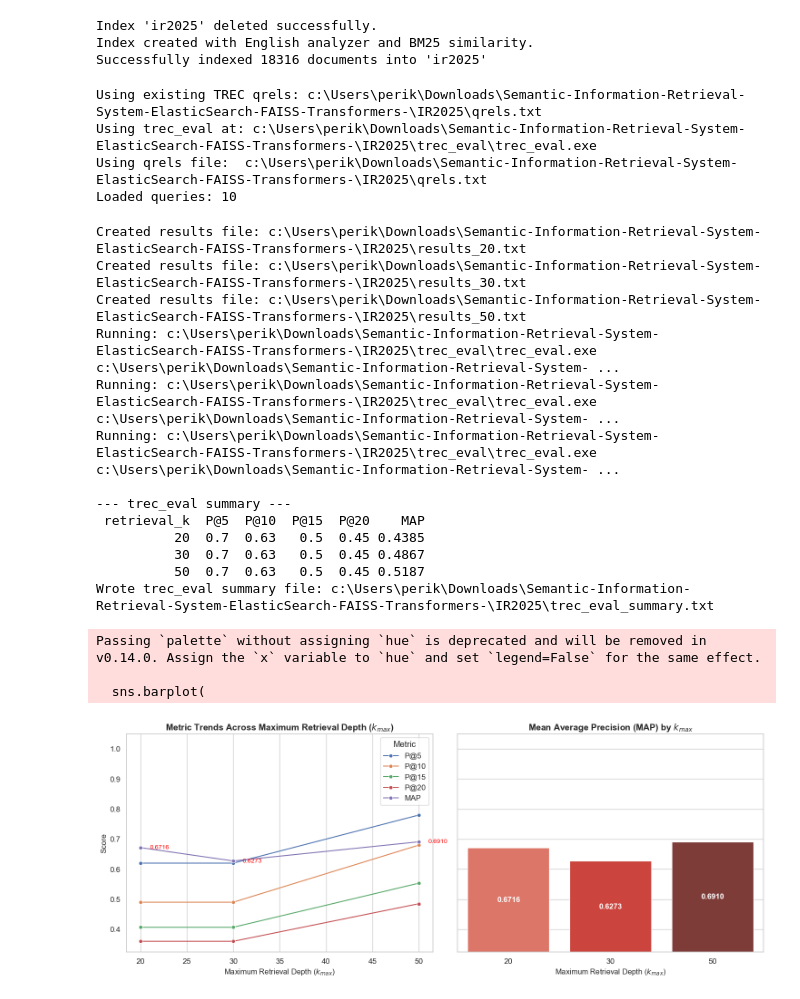
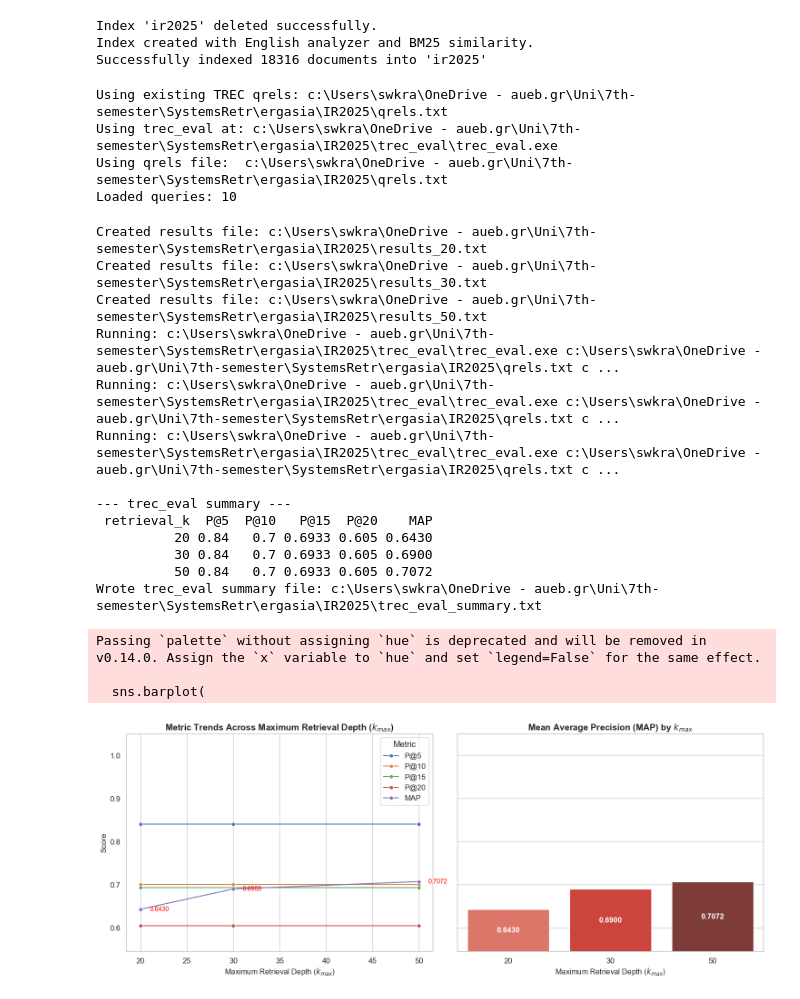
Before and after one commit to Swkratis210204/Semantic-Information-Retrieval-System-ElasticSearch-FAISS-Transformers-, a Jupyter notebook: IR2025/PartA.ipynb, the cells around one changed output. Saved outputs shown, nothing was run; the diff lists cells and outputs as text; code cells hidden in the pictures.

```diff
--- a/IR2025/PartA.ipynb
+++ b/IR2025/PartA.ipynb
@@ -95,8 +95,20 @@ class Search:
                 },
                 "analysis": {
                     "analyzer": {
-                        "default": {
-                            "type": "standard"
+                        "my_english_analyzer": {
+                            "type": "custom",
+                            "tokenizer": "standard",
+                            "filter": [
+                                "lowercase",
+                                "english_stop",
+                                "porter_stem"
+                            ]
+                        }
+                    },
+                    "filter": {
+                        "english_stop": {
+                            "type": "stop",
+                            "stopwords": "_english_"
                         }
                     }
                 }
@@ -104,7 +116,7 @@ class Search:
             "mappings": {
                 "properties": {
                     "id": {"type": "keyword"},
-                    "text": {"type": "text", "analyzer": "standard"}
+                    "text": {"type": "text", "analyzer": "my_english_analyzer"}
                 }
             }
         }
@@ -463,28 +475,28 @@ evaluator = Evaluation(
 evaluator.generate_file_results(QUERIES_PATH, ks=(20, 30, 50))
 df_trec = evaluator.evaluate_with_trec_eval(ks=(20, 30, 50), out_summary_path=DATA_DIR / "trec_eval_summary.txt")
 # %% [output]
-Using existing TREC qrels: c:\Users\perik\Downloads\Semantic-Information-Retrieval-System-ElasticSearch-FAISS-Transformers-\IR2025\qrels.txt
-Using trec_eval at: c:\Users\perik\Downloads\Semantic-Information-Retrieval-System-ElasticSearch-FAISS-Transformers-\IR2025\trec_eval\trec_eval.exe
-Using qrels file:  c:\Users\perik\Downloads\Semantic-Information-Retrieval-System-ElasticSearch-FAISS-Transformers-\IR2025\qrels.txt
+Using existing TREC qrels: c:\Users\swkra\OneDrive - aueb.gr\Uni\7th-semester\SystemsRetr\ergasia\IR2025\qrels.txt
+Using trec_eval at: c:\Users\swkra\OneDrive - aueb.gr\Uni\7th-semester\SystemsRetr\ergasia\IR2025\trec_eval\trec_eval.exe
+Using qrels file:  c:\Users\swkra\OneDrive - aueb.gr\Uni\7th-semester\SystemsRetr\ergasia\IR2025\qrels.txt
 Loaded queries: 10
-Created results file: c:\Users\perik\Downloads\Semantic-Information-Retrieval-System-ElasticSearch-FAISS-Transformers-\IR2025\results_20.txt
-Created results file: c:\Users\perik\Downloads\Semantic-Information-Retrieval-System-ElasticSearch-FAISS-Transformers-\IR2025\results_30.txt
-Created results file: c:\Users\perik\Downloads\Semantic-Information-Retrieval-System-ElasticSearch-FAISS-Transformers-\IR2025\results_50.txt
-Running: c:\Users\perik\Downloads\Semantic-Information-Retrieval-System-ElasticSearch-FAISS-Transformers-\IR2025\trec_eval\trec_eval.exe c:\Users\perik\Downloads\Semantic-Information-Retrieval-System- ...
-Running: c:\Users\perik\Downloads\Semantic-Information-Retrieval-System-ElasticSearch-FAISS-Transformers-\IR2025\trec_eval\trec_eval.exe c:\Users\perik\Downloads\Semantic-Information-Retrieval-System- ...
-Running: c:\Users\perik\Downloads\Semantic-Information-Retrieval-System-ElasticSearch-FAISS-Transformers-\IR2025\trec_eval\trec_eval.exe c:\Users\perik\Downloads\Semantic-Information-Retrieval-System- ...
+Created results file: c:\Users\swkra\OneDrive - aueb.gr\Uni\7th-semester\SystemsRetr\ergasia\IR2025\results_20.txt
+Created results file: c:\Users\swkra\OneDrive - aueb.gr\Uni\7th-semester\SystemsRetr\ergasia\IR2025\results_30.txt
+Created results file: c:\Users\swkra\OneDrive - aueb.gr\Uni\7th-semester\SystemsRetr\ergasia\IR2025\results_50.txt
+Running: c:\Users\swkra\OneDrive - aueb.gr\Uni\7th-semester\SystemsRetr\ergasia\IR2025\trec_eval\trec_eval.exe c:\Users\swkra\OneDrive - aueb.gr\Uni\7th-semester\SystemsRetr\ergasia\IR2025\qrels.txt c ...
+Running: c:\Users\swkra\OneDrive - aueb.gr\Uni\7th-semester\SystemsRetr\ergasia\IR2025\trec_eval\trec_eval.exe c:\Users\swkra\OneDrive - aueb.gr\Uni\7th-semester\SystemsRetr\ergasia\IR2025\qrels.txt c ...
+Running: c:\Users\swkra\OneDrive - aueb.gr\Uni\7th-semester\SystemsRetr\ergasia\IR2025\trec_eval\trec_eval.exe c:\Users\swkra\OneDrive - aueb.gr\Uni\7th-semester\SystemsRetr\ergasia\IR2025\qrels.txt c ...
 
 --- trec_eval summary ---
- retrieval_k  P@5  P@10  P@15  P@20    MAP
-          20  0.7  0.63   0.5  0.45 0.4385
-          30  0.7  0.63   0.5  0.45 0.4867
-          50  0.7  0.63   0.5  0.45 0.5187
-Wrote trec_eval summary file: c:\Users\perik\Downloads\Semantic-Information-Retrieval-System-ElasticSearch-FAISS-Transformers-\IR2025\trec_eval_summary.txt
+ retrieval_k  P@5  P@10   P@15  P@20    MAP
+          20 0.84   0.7 0.6933 0.605 0.6430
+          30 0.84   0.7 0.6933 0.605 0.6900
+          50 0.84   0.7 0.6933 0.605 0.7072
+Wrote trec_eval summary file: c:\Users\swkra\OneDrive - aueb.gr\Uni\7th-semester\SystemsRetr\ergasia\IR2025\trec_eval_summary.txt
 # %%
 #Visualize Results
 def visualize_metrics(df):
     metrics_to_plot = ["P@5", "P@10", "P@15", "P@20", "MAP"]
-    df_melted = df.melt(id_vars="Retrieval_k", value_vars=metrics_to_plot,
+    df_melted = df.melt(id_vars="retrieval_k", value_vars=metrics_to_plot,
                          var_name="Metric", value_name="Score")
 
     sns.set_theme(style="whitegrid", context="notebook", font_scale=1.1)
@@ -494,7 +506,7 @@ def visualize_metrics(df):
 
     sns.lineplot(
         data=df_melted,
-        x="Retrieval_k",
+        x="retrieval_k",
         y="Score",
         hue="Metric",
         marker='o',
@@ -511,15 +523,15 @@ def visualize_metrics(df):
     ax1.grid(axis='y')
 
     map_data = df_melted[df_melted["Metric"] == "MAP"]
-    for x, y in zip(map_data["Retrieval_k"], map_data["Score"]):
+    for x, y in zip(map_data["retrieval_k"], map_data["Score"]):
         ax1.text(x + 1, y, f'{y:.4f}', color='red', ha='left', va='center', fontsize=10)
 
 
-    map_only_data = df_melted[df_melted["Metric"] == "MAP"]
+    map_only_data = map_data
 
     sns.barplot(
         data=map_only_data,
-        x="Retrieval_k",
+        x="retrieval_k",
         y="Score",
         palette=sns.color_palette("Reds_d", n_colors=len(map_only_data)),
         ax=ax2
@@ -536,9 +548,9 @@ def visualize_metrics(df):
     plt.tight_layout()
     plt.show()
 # %%
-visualize_metrics(dynamic_df)
+visualize_metrics(df_trec)
 # %% [output]
 Passing `palette` without assigning `hue` is deprecated and will be removed in v0.14.0. Assign the `x` variable to `hue` and set `legend=False` for the same effect.
 
   sns.barplot(
-[figure, old version]
+[figure, new version]
```
Also changed, not shown: parts of 2 cells of this notebook, 1 other file.
